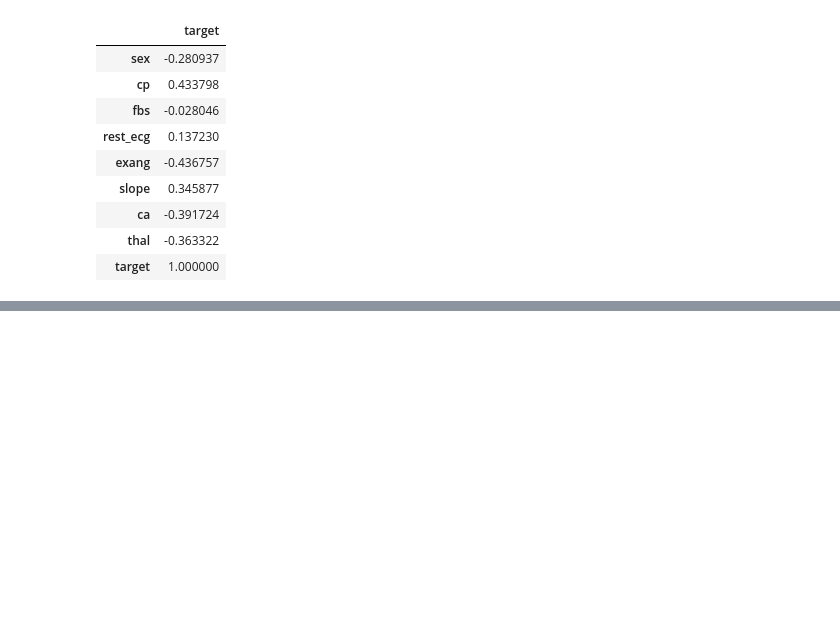
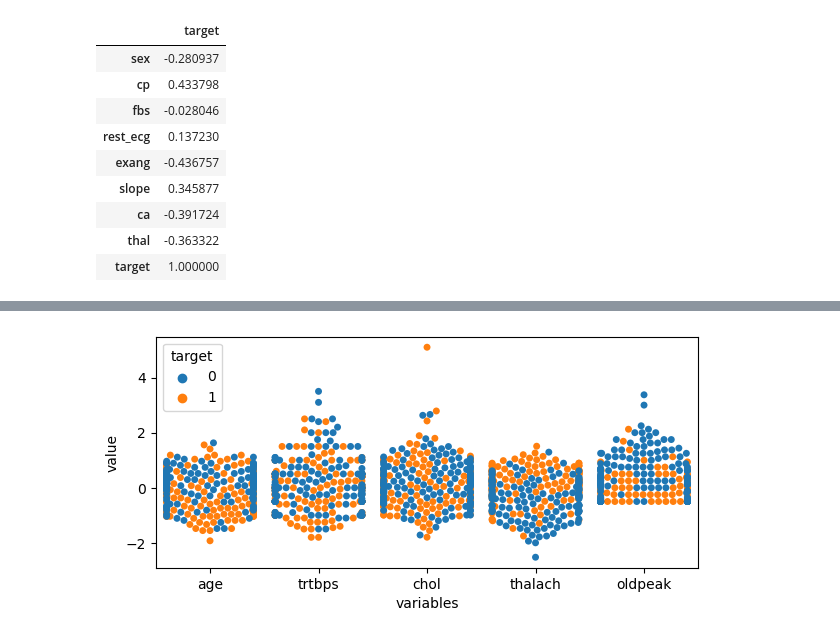
Before and after one commit to atibp1722/working-with-data, a Jupyter notebook: eda/eda.ipynb, the cells around one changed output, grey strips where cells are left out. Saved outputs shown, nothing was run; the diff lists cells and outputs as text; code cells hidden in the pictures; blank space fills up the shorter version.

Commit message:
eda; feature scaling; transforming and fit data for scaling,new dataframe by melting for easy analysis and modelling, swarmplot for analysis of distribution of individual data points

```diff
--- a/eda/eda.ipynb
+++ b/eda/eda.ipynb
@@ -398,0 +409,5 @@ plt.show()
+# %%
+rsc=RobustScaler()
+
+scaled=rsc.fit_transform(df[num_vars])
+scaled
@@ -398,0 +422,3 @@ plt.show()
+# %%
+scaled_new=pd.DataFrame(scaled,columns=num_vars)
+scaled_new.head()
@@ -398,0 +432,3 @@ plt.show()
+# %%
+df1=pd.concat([scaled_new,df.loc[:,'target']],axis=1)
+df1.head()
@@ -398,0 +442,3 @@ plt.show()
+# %%
+melted=pd.melt(df1,id_vars='target',var_name='variables',value_name='value')
+melted.head()
@@ -398,0 +452,6 @@ plt.show()
+# %%
+plt.figure(figsize=(7,3))
+sns.swarmplot(x='variables',y='value',hue='target',data=melted)
+plt.show()
+# %% [output]
+[figure, added]
```
Also changed, not shown: parts of 11 cells of this notebook.
